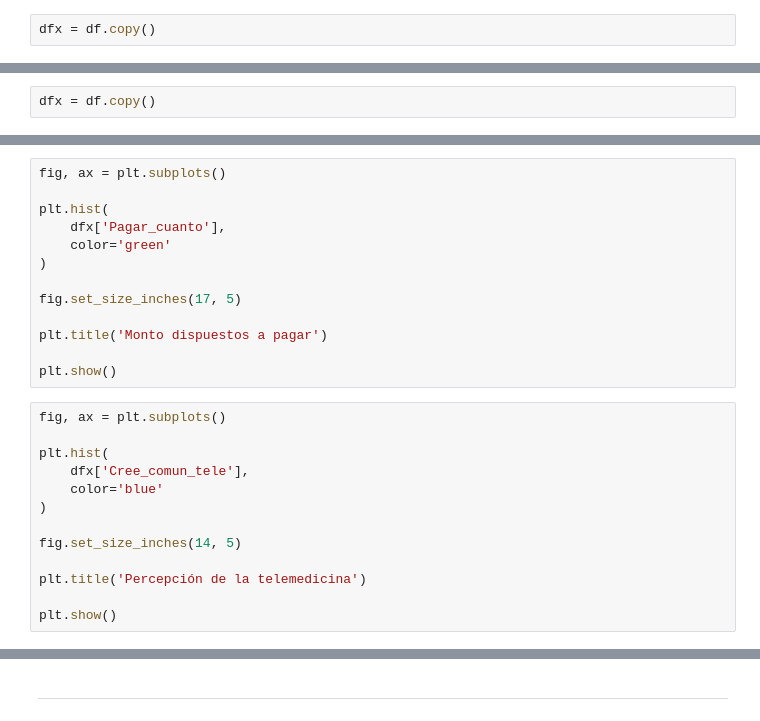
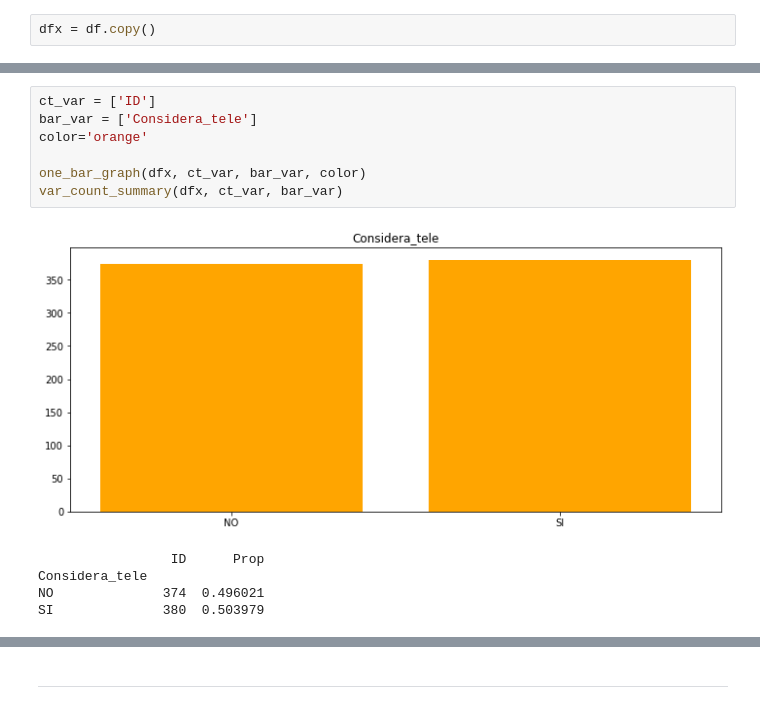
Before and after one commit to prope-2020-gh-classroom/practica-final-por-equipos-verano-2020-itam-esesancr, a Jupyter notebook: Project/Subproject_c/Sp_c_nb.ipynb, the cells around one changed output, grey strips where cells are left out. Cells and saved outputs as stored; diff of their text form.

```diff
--- a/Project/Subproject_c/Sp_c_nb.ipynb
+++ b/Project/Subproject_c/Sp_c_nb.ipynb
@@ -102,2 +60,0 @@ dfx1
-# %%
-dfx = df.copy()
@@ -117,26 +61,13 @@ plt.show()
-# %%
-fig, ax = plt.subplots()
-
-plt.hist(
-    dfx['Pagar_cuanto'],
-    color='green'
-)
-
-fig.set_size_inches(17, 5)
-
-plt.title('Monto dispuestos a pagar')
-
-plt.show()
-# %%
-fig, ax = plt.subplots()
-
-plt.hist(
-    dfx['Cree_comun_tele'],
-    color='blue'
-)
-
-fig.set_size_inches(14, 5)
-
-plt.title('Percepción de la telemedicina')
-
-plt.show()
+# %%
+ct_var = ['ID']
+bar_var = ['Considera_tele']
+color='orange'
+
+one_bar_graph(dfx, ct_var, bar_var, color)
+var_count_summary(dfx, ct_var, bar_var)
+# %% [output]
+[figure, added]
+                 ID      Prop
+Considera_tele
+NO              374  0.496021
+SI              380  0.503979
```
Also changed, not shown: parts of 58 cells of this notebook, 2 other files.
